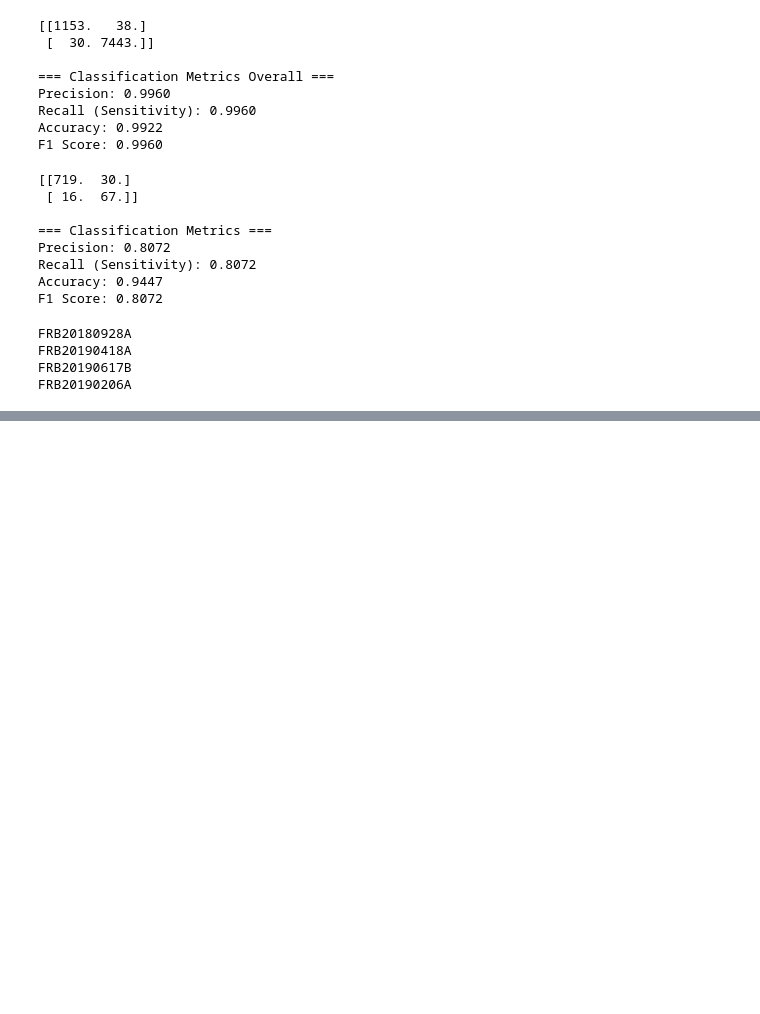
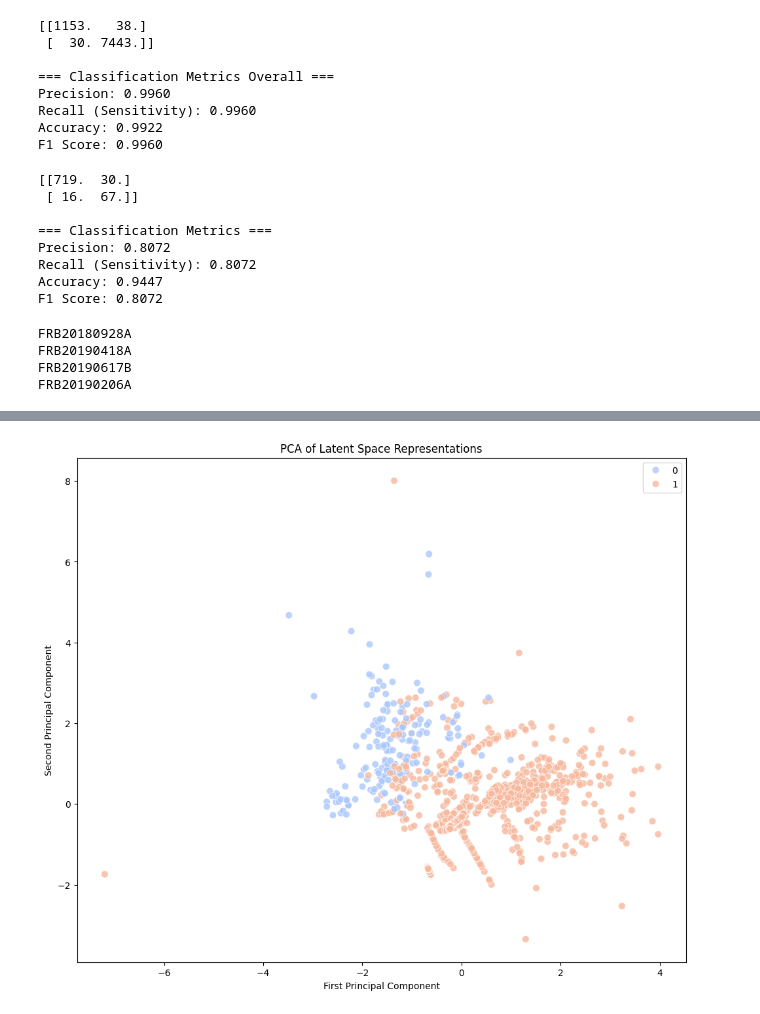
Before and after one commit to rtenacity/frb-analysis, a Jupyter notebook: frb-supervisedvae-optimized-recall.ipynb, the cells around one changed output, grey strips where cells are left out. Cells and saved outputs as stored; diff of their text form; code cells hidden in the pictures; blank space fills up the shorter version.

```diff
--- a/frb-supervisedvae-optimized-recall.ipynb
+++ b/frb-supervisedvae-optimized-recall.ipynb
@@ -867,0 +946,33 @@ FRB20190206A
+# %%
+def get_latent_representations(model, dataloader, device):
+    model.eval()
+    latent_representations = []
+    all_labels = []
+    with torch.no_grad():
+        for data, labels in dataloader:
+            data = data.to(device)
+            mu, _ = model.encode(data)
+            latent_representations.append(mu.cpu().numpy())
+            all_labels.append(labels.numpy())
+    return np.concatenate(latent_representations), np.concatenate(all_labels)
+
+
+def visualize_latent_space_pca(latent_representations, labels, model, device):
+    # Perform PCA
+    pca = PCA(n_components=2)
+    latent_2d = pca.fit_transform(latent_representations)
+
+    # Plot the 2D latent space
+    plt.figure(figsize=(12, 10))
+    #scatter = plt.scatter(latent_2d[:, 0], latent_2d[:, 1], c=labels, cmap='plasma', s=10)
+    sns.scatterplot(x=latent_2d[:, 0], y=latent_2d[:, 1], hue=labels, palette='coolwarm', s=60, alpha=0.8)
+    plt.title('PCA of Latent Space Representations')
+    plt.xlabel('First Principal Component')
+    plt.ylabel('Second Principal Component')
+    plt.show()
+
+train_latent, train_labels_np = get_latent_representations(best_model, train_loader, device)
+val_latent, val_labels_np = get_latent_representations(best_model, val_loader, device)
+visualize_latent_space_pca(val_latent, val_labels_np, best_model, device)
+# %% [output]
+[figure, added]
```
Also changed, not shown: parts of 8 cells of this notebook.
